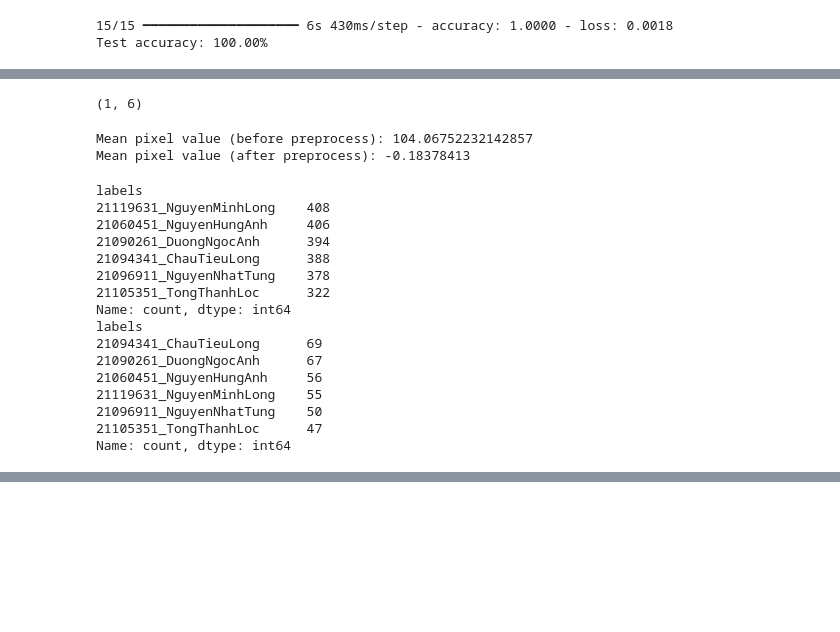
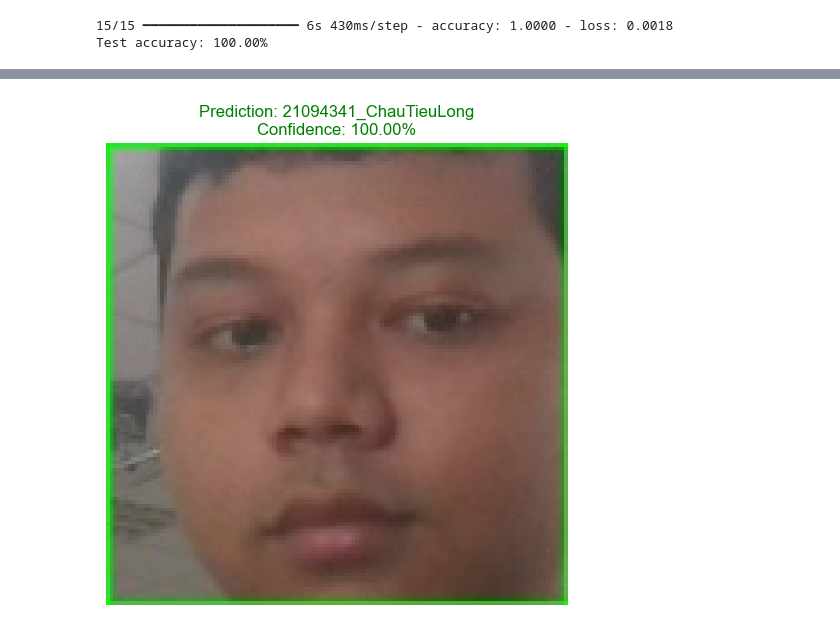
Before and after one commit to Hung000anh/Smart-Attendance-AI, a Jupyter notebook: notebook/build_model_restnet50v2.ipynb, the cells around one changed output, grey strips where cells are left out. Saved outputs shown, nothing was run; the diff lists cells and outputs as text; code cells hidden in the pictures; blank space fills up the shorter version.

```diff
--- a/notebook/build_model_restnet50v2.ipynb
+++ b/notebook/build_model_restnet50v2.ipynb
@@ -358,30 +295,46 @@ array([0.12956414, 0.12956527, 0.3521749 , 0.12956643, 0.12956463,
-# %%
-predictions.shape
-# %% [output]
-(1, 6)
-# %%
-print("Mean pixel value (before preprocess):", np.mean(img))
-print("Mean pixel value (after preprocess):", np.mean(img_array))
-# %% [output]
-Mean pixel value (before preprocess): 104.06752232142857
-Mean pixel value (after preprocess): -0.18378413
-# %%
-print(train_df['labels'].value_counts())
-print(valid_df['labels'].value_counts())
-# %% [output]
-labels
-21119631_NguyenMinhLong    408
-21060451_NguyenHungAnh     406
-21090261_DuongNgocAnh      394
-21094341_ChauTieuLong      388
-21096911_NguyenNhatTung    378
-21105351_TongThanhLoc      322
-Name: count, dtype: int64
-labels
-21094341_ChauTieuLong      69
-21090261_DuongNgocAnh      67
-21060451_NguyenHungAnh     56
-21119631_NguyenMinhLong    55
-21096911_NguyenNhatTung    50
-21105351_TongThanhLoc      47
-Name: count, dtype: int64
+# %%
+
+# Lấy tên các lớp (class labels) từ ImageDataGenerator test_gen
+class_labels = list(test_gen.class_indices.keys())
+
+# Hàm tiền xử lý ảnh
+def preprocess_image(image_path, target_size):
+    """
+    Mở ảnh, resize, chuyển sang mảng numpy, thêm batch dimension,
+    và chuẩn hóa bằng preprocess_input của ResNet50V2.
+    """
+    img = Image.open(image_path).convert('RGB')
+    img = img.resize(target_size)
+    img_array = img_to_array(img)
+    img_array = np.expand_dims(img_array, axis=0)  # [1, 224, 224, 3]
+    img_array = preprocess_input(img_array)
+    return img_array
+
+# Chọn một ảnh từ lớp 'ChauTieuLong' để kiểm tra
+image_path = test_df[test_df["labels"] == "21094341_ChauTieuLong"].iloc[0]["filepaths"]
+
+# Tiền xử lý ảnh đầu vào
+input_shape = (224, 224)
+preprocessed_image = preprocess_image(image_path, target_size=input_shape)
+
+# Load mô hình đã huấn luyện
+model = load_model('../model/ResNet50V2_model_t2.keras')
+
+# Dự đoán nhãn ảnh
+predictions = model.predict(preprocessed_image)
+
+# Xác định nhãn được dự đoán và độ tin cậy
+predicted_class = class_labels[np.argmax(predictions)]
+confidence_score = np.max(predictions)
+
+# In kết quả dự đoán
+print(f"Predicted class: {predicted_class} with confidence score: {confidence_score * 100:.2f}%")
+
+# Hiển thị ảnh kèm nhãn dự đoán
+plt.figure(figsize=(6, 6))
+image = Image.open(image_path)
+plt.imshow(image)
+plt.axis("off")
+plt.title(f"Prediction: {predicted_class}\nConfidence: {confidence_score * 100:.2f}%", fontsize=12, color='green')
+plt.show()
+# %% [output]
@@ -387,0 +343 @@ Name: count, dtype: int64
+[figure, added]
```
Also changed, not shown: parts of 7 cells of this notebook.
